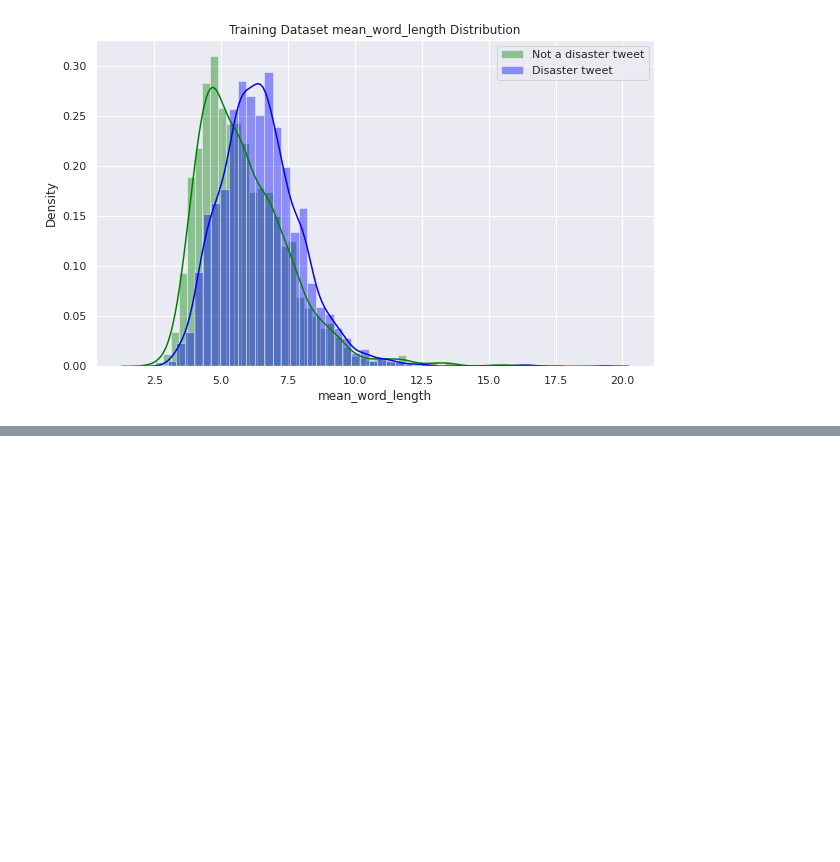
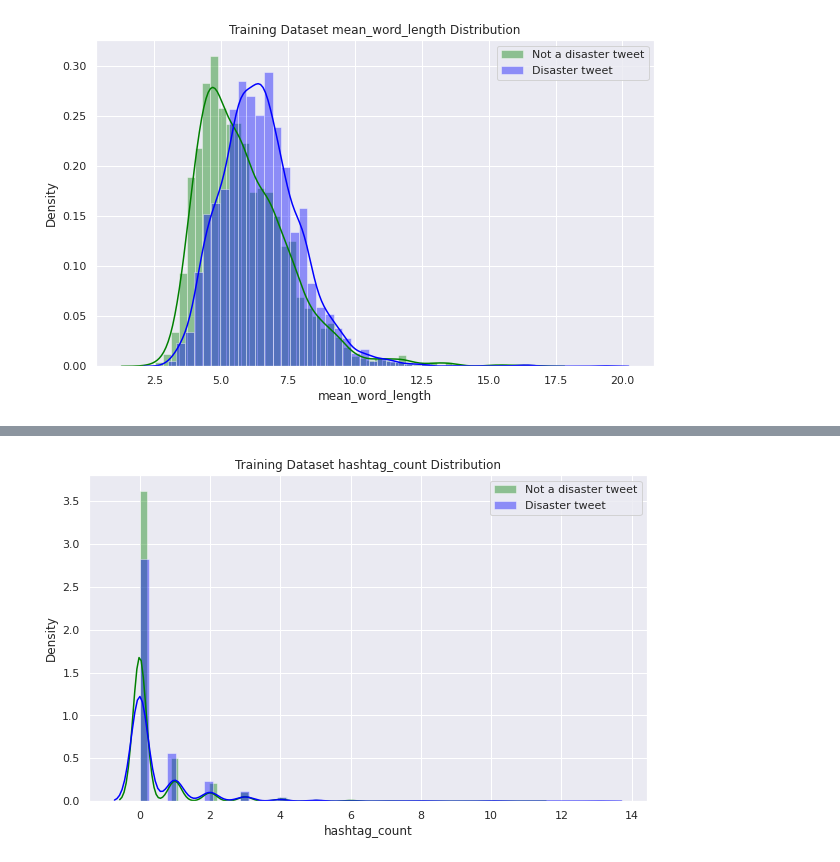
Before and after one commit to FanusArefaine/Natural-Language-Processing, a Jupyter notebook: NLP_Text_Classification_Disaster_or_Not.ipynb, the cells around one changed output, grey strips where cells are left out. Cells and saved outputs as stored; diff of their text form; code cells hidden in the pictures; blank space fills up the shorter version.

```diff
--- a/NLP_Text_Classification_Disaster_or_Not.ipynb
+++ b/NLP_Text_Classification_Disaster_or_Not.ipynb
@@ -430,0 +468,16 @@ distribution_plot(train_df, 'mean_word_length')
+# %%
+# Creating hashtag count feature
+
+def hashtag_count(df):
+  df['hashtag_count'] = df['text'].apply(lambda s: len([k for k in str(s) if k=='#']))
+  return df
+
+
+train_df = hashtag_count(train_df)
+test_df = hashtag_count(test_df)
+# %%
+# Distribution of hashtag count against the target feature in training dataset
+
+distribution_plot(train_df, 'hashtag_count')
+# %% [output]
+[figure, added]
```
Also changed, not shown: parts of 7 cells of this notebook.
